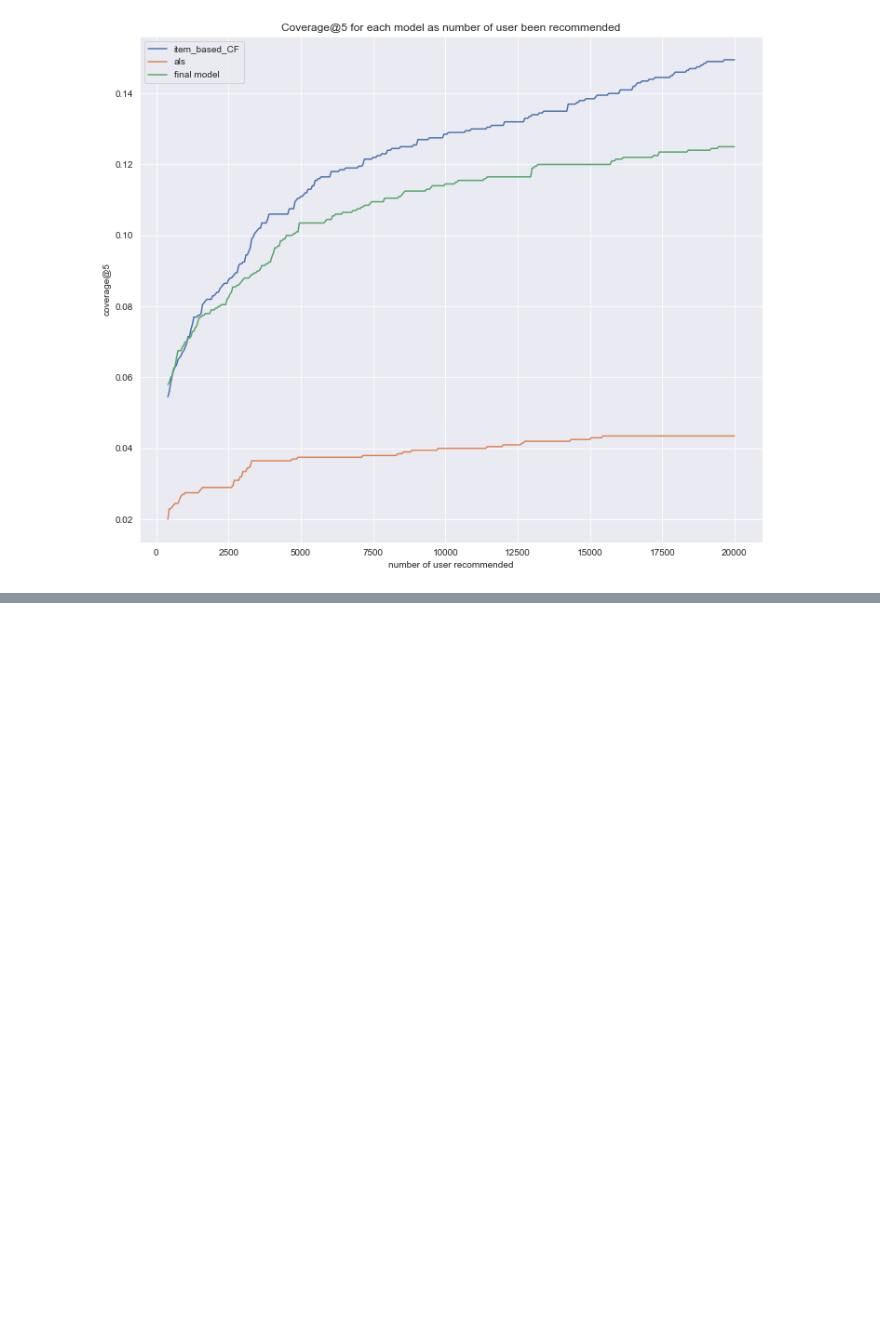
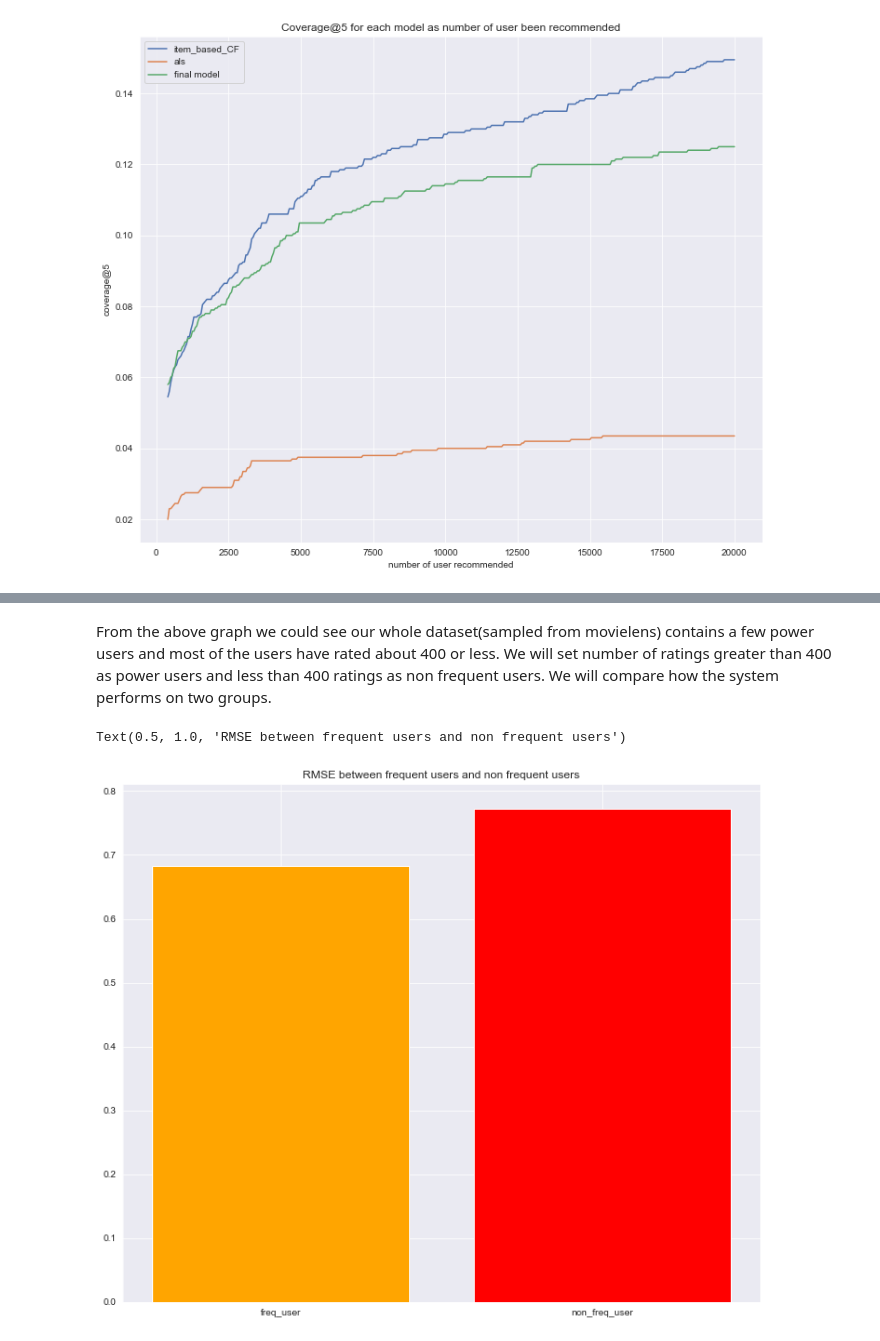
Before and after one commit to syeehyn/personalization-system, a Jupyter notebook: notebook/final_report.ipynb, the cells around one changed output, grey strips where cells are left out. Saved outputs shown, nothing was run; the diff lists cells and outputs as text; code cells hidden in the pictures; blank space fills up the shorter version.

```diff
--- a/notebook/final_report.ipynb
+++ b/notebook/final_report.ipynb
@@ -1276,0 +1352,30 @@ how many genre covered for each user
+# %% [markdown]
+From the above graph we could see our whole dataset(sampled from movielens) contains a few power users and most of the users have rated about 400 or less. We will set number of ratings greater than 400 as power users and less than 400 ratings as non frequent users. We will compare how the system performs on two groups.
+# %%
+def frequent_user(sample_df):
+    """
+    return list of userId that has rated more than 400 movies
+    """
+    user_rating_cnt = sample_df.userId.value_counts().to_frame("cnt")
+    return list(user_rating_cnt[user_rating_cnt.cnt > 400].index)
+
+def non_frequent_user(sample_df):
+    """
+    return list of userId that has rated less or equal to 400 movies
+    """
+    user_rating_cnt = sample_df.userId.value_counts().to_frame("cnt")
+    return list(user_rating_cnt[user_rating_cnt.cnt <= 400].index)
+# %%
+freq_userId = frequent_user(sample_df)
+non_freq_userId = non_frequent_user(sample_df)
+# %%
+test_freq = test_known_pred_final[test_known_pred_final.userId.isin(freq_userId)]
+test_non_freq = test_known_pred_final[test_known_pred_final.userId.isin(non_freq_userId)]
+# %%
+freq_rmse = rmse_numpy(test_freq.rating,test_freq.prediction)
+non_freq_rmse = rmse_numpy(test_non_freq.rating,test_non_freq.prediction)
+plt.bar(x=['freq_user','non_freq_user'],height=[freq_rmse,non_freq_rmse],color=['orange','red'])
+plt.title("RMSE between frequent users and non frequent users")
+# %% [output]
+Text(0.5, 1.0, 'RMSE between frequent users and non frequent users')
+[figure, added]
```
Also changed, not shown: parts of 67 cells of this notebook, 16 other files.
